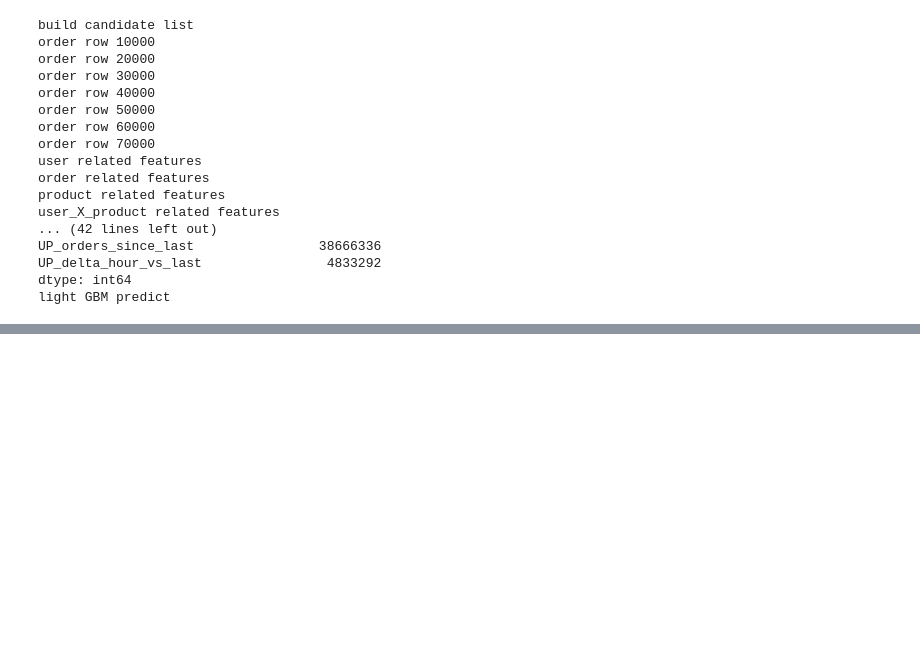
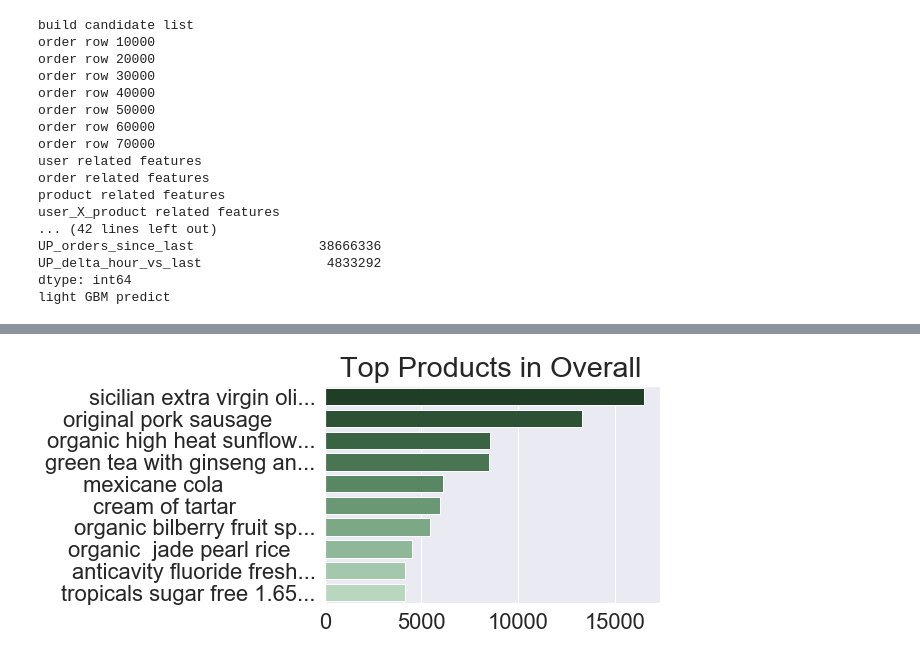
Before and after one commit to chenqiuc/6105FinalProject, a Jupyter notebook: goal1.ipynb, the cells around one changed output, grey strips where cells are left out. Drawn from its saved outputs; the diff is of its cells as text; code cells hidden in the pictures; blank space fills up the shorter version.

```diff
--- a/goal1.ipynb
+++ b/goal1.ipynb
@@ -382,6 +382,4 @@ light GBM predict
 # %%
 sub.reset_index(inplace=True)
 sub.columns = ['order_id', 'products']
-sub = sub.join(orders, on='order_id', rsuffix='_')
-sub.drop(['order_id_', 'eval_set', 'order_number', 'order_dow', 'order_hour_of_day', 'days_since_prior_order'], inplace=True, axis=1)
 sub.to_csv('sub.csv', index=False)
@@ -409,0 +407,23 @@ rst
+# %%
+def get_value_count_and_plot(data, title, limit=10):
+    prod_ids = []
+    for row in data.products:
+        if row != "None":
+            for prod_id in row.split():
+                prod_ids += [prod_id]
+
+    prod_ids = pd.Series(prod_ids, dtype = np.int32)
+    value_count = prod_ids.value_counts()[:limit]
+    prod_ids = value_count.index.values;
+    prod_names = products[products.product_id.isin(value_count)].product_name
+    prod_names = [name[:25]+'...' if len(name)>25 else "{0:<28}".format(name) for name in prod_names] # truncate names for presentation
+
+    sns.set(font_scale=2)
+    sns.barplot(y=prod_names, x=value_count.values, orient='h', palette=color)
+    plt.suptitle(title)
+    plt.show()
+
+title =" Top Products in Overall"
+get_value_count_and_plot(sub, title)
+# %% [output]
+[figure, added]
```
Also changed, not shown: parts of 2 cells of this notebook, 1 other file.
